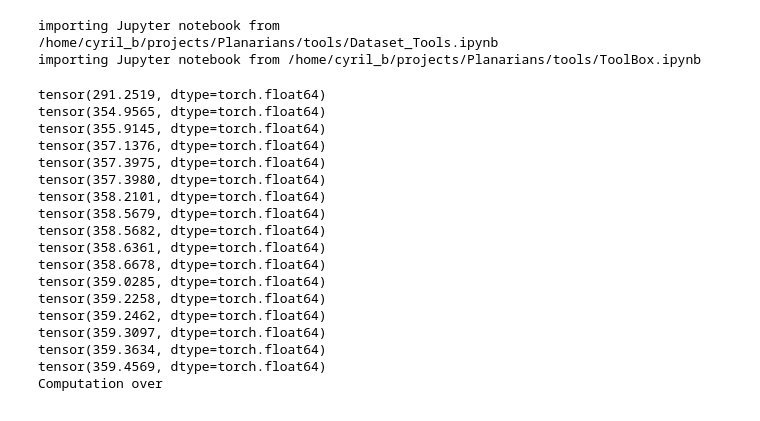
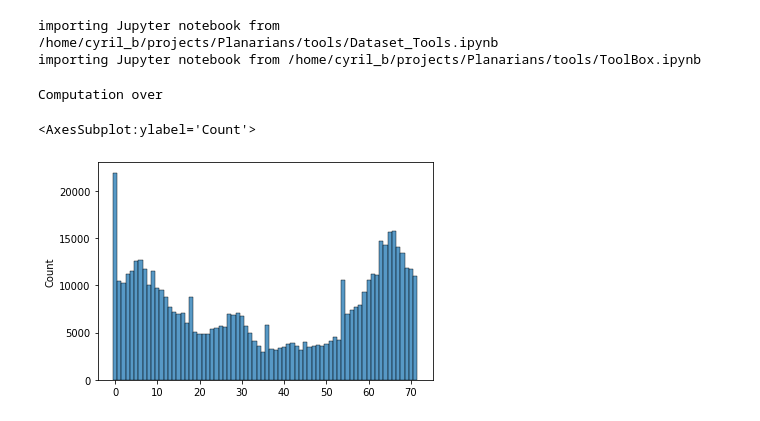
Before and after one commit to RaphaelBecquart/IJM-internship, a Jupyter notebook: Normalized_Angle_Distribution.ipynb, the cells around one changed output. Drawn from its saved outputs; the diff is of its cells as text; code cells hidden in the pictures.

```diff
--- a/Normalized_Angle_Distribution.ipynb
+++ b/Normalized_Angle_Distribution.ipynb
@@ -65,60 +65,40 @@ maxAngle = 0
 
 for data in train_loaded:
     for i in range(len(data['angle'])):
+    #for i in range(10):
         # Search the number of 90 deg rotation to put the centriole in an 0-90° range
-        rotation = (data['angle'][i].numpy()//72)//18*90
+        rotation = (data['angle'][i].numpy()//5)//18*90
         newAngle = data['angle'][i].numpy()-rotation
-
-        if data['angle'][i] > maxAngle:
-            maxAngle = data['angle'][i]
-            print(maxAngle)
 
 
         # Re orient the image in a 0-90° range
         i = 0
         image = data['image'][i].numpy()
-        while i != rotation:
+        while i != rotation/90:
             image = np.rot90(image)
             i += 1
 
         # Randomly reorient the image and adjust the angle
         i = 0
         rd_rot = random.randint(0,3)
+        newAngle = rd_rot*90 + newAngle
+
         while i != rd_rot:
             image = np.rot90(image)
-            newAngle -= 90
-            if newAngle < 0:
-                newAngle = 360 + newAngle
             i += 1
+
 
         if newAngle//5 == 0 or newAngle//5 == 18 or newAngle//5 == 36 or newAngle//5 == 54:
             if random.random() < 0.66:
-
                 img_db.append(image)
                 angle_db.append(newAngle)
         else:
             img_db.append(image)
             angle_db.append(newAngle)
 
+
 print('Computation over')
 # %% [output]
-tensor(291.2519, dtype=torch.float64)
-tensor(354.9565, dtype=torch.float64)
-tensor(355.9145, dtype=torch.float64)
-tensor(357.1376, dtype=torch.float64)
-tensor(357.3975, dtype=torch.float64)
-tensor(357.3980, dtype=torch.float64)
-tensor(358.2101, dtype=torch.float64)
-tensor(358.5679, dtype=torch.float64)
-tensor(358.5682, dtype=torch.float64)
-tensor(358.6361, dtype=torch.float64)
-tensor(358.6678, dtype=torch.float64)
-tensor(359.0285, dtype=torch.float64)
-tensor(359.2258, dtype=torch.float64)
-tensor(359.2462, dtype=torch.float64)
-tensor(359.3097, dtype=torch.float64)
-tensor(359.3634, dtype=torch.float64)
-tensor(359.4569, dtype=torch.float64)
 Computation over
 # %%
 newDB = []
@@ -141,3 +136,17 @@ pickle.dump(train_loader, open('./data/data_train_regression_normalized.pth', 'w
+# %%
+class_72 = np.zeros(72)
+classes = np.linspace(0,71, 72, dtype = np.int16)
+
+for i in train_loaded:
+    for j in i['angle']:
+        class_72[int(j.numpy()//5)] += 1
+
+import seaborn as sns
+
+sns.histplot(x = classes, weights = class_72, discrete =  True)
+# %% [output]
+<AxesSubplot:ylabel='Count'>
+[figure, added]
 # %%
 class_72 = np.zeros(72)
 classes = np.linspace(0,71, 72, dtype = np.int16)
```
Also changed, not shown: parts of 9 cells of this notebook, 2 other files.
